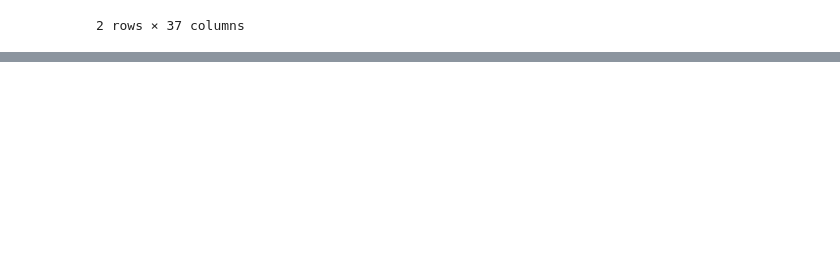
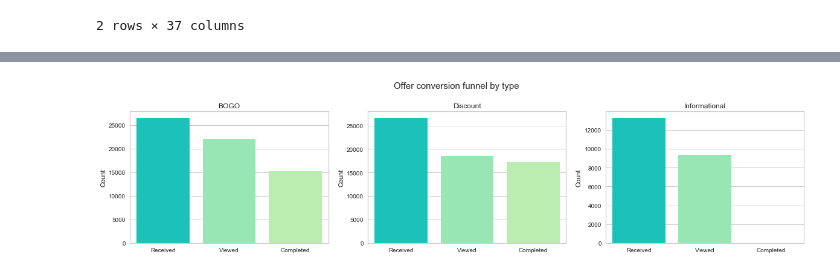
Before and after one commit to Solrys/Instacart-Analysis-by-Pandavas, a Jupyter notebook: Portfolio.ipynb, the cells around one changed output, grey strips where cells are left out. Drawn from its saved outputs; the diff is of its cells as text; code cells hidden in the pictures; blank space fills up the shorter version.

```diff
--- a/Portfolio.ipynb
+++ b/Portfolio.ipynb
@@ -434,0 +410,12 @@ ValueError: columns overlap but no suffix specified: Index(['reward_avg', 'diffi
+# %%
+# create Instacart color scheme with adobe scan
+instacart = ["#5CA43A", "#FF4D00", "#85BD69", "#E7AD75"]
+instacart_d = ["#00DDD2", "#8BF3B0", "#B5F7A6","#00C0B0"]
+genders = ["#6880f8", "#C668B8"]
+# %%
+sns.set_palette(sns.color_palette(instacart))
+
+df = transactions[['gender', 'age', 'amount', 'income']]
+
+ax = sns.countplot(x='gender', data=df)
+ax.set_title('Gender distribution');
@@ -434,0 +424,10 @@ ValueError: columns overlap but no suffix specified: Index(['reward_avg', 'diffi
+# %%
+sns.set_palette(sns.color_palette(instacart))
+
+df = transactions[['gender', 'age', 'amount', 'income']].query('gender in ["Female", "Male"]')
+
+df.rename(columns={'gender': 'Gender'}, inplace=True)
+df['Gender'] = df['Gender'].map({'Male': 'Male', 'Female': 'Female'})
+
+g = sns.pairplot(df, hue='Gender')
+g.fig.suptitle("Age, income and spending by gender", y=1.05);
@@ -434,0 +436,23 @@ ValueError: columns overlap but no suffix specified: Index(['reward_avg', 'diffi
+# %%
+sns.set_palette(sns.color_palette(instacart))
+
+df = offers.groupby(['event', 'offer_type'])['person'].count().reset_index()
+df['event'] = pd.Categorical(df['event'], ["offer received", "offer viewed", "offer completed"])
+df.sort_values('event', inplace=True)
+
+fig, axs = plt.subplots(ncols=3, figsize=(20, 4))
+
+df['event'] = df['event'].map({'offer received': 'Received', 'offer viewed': 'Viewed', 'offer completed': 'Completed'})
+
+ax = sns.barplot('event', y='person', data=df.query('offer_type == "bogo"'), palette=instacart_d, ci=None, ax=axs[0])
+ax.set(xlabel='', ylabel='Count', title='BOGO')
+
+ax = sns.barplot('event', y='person', data=df.query('offer_type == "discount"'), palette=instacart_d, ci=None, ax=axs[1])
+ax.set(xlabel='', ylabel='Count', title='Discount')
+
+ax = sns.barplot('event', y='person', data=df.query('offer_type == "informational"'), palette=instacart_d, ci=None, ax=axs[2])
+ax.set(xlabel='', ylabel='Count', title='Informational')
+
+fig.suptitle('Offer conversion funnel by type', size=15, y=1.05);
+# %% [output]
+[figure, added]
```
Also changed, not shown: parts of 35 cells of this notebook.
